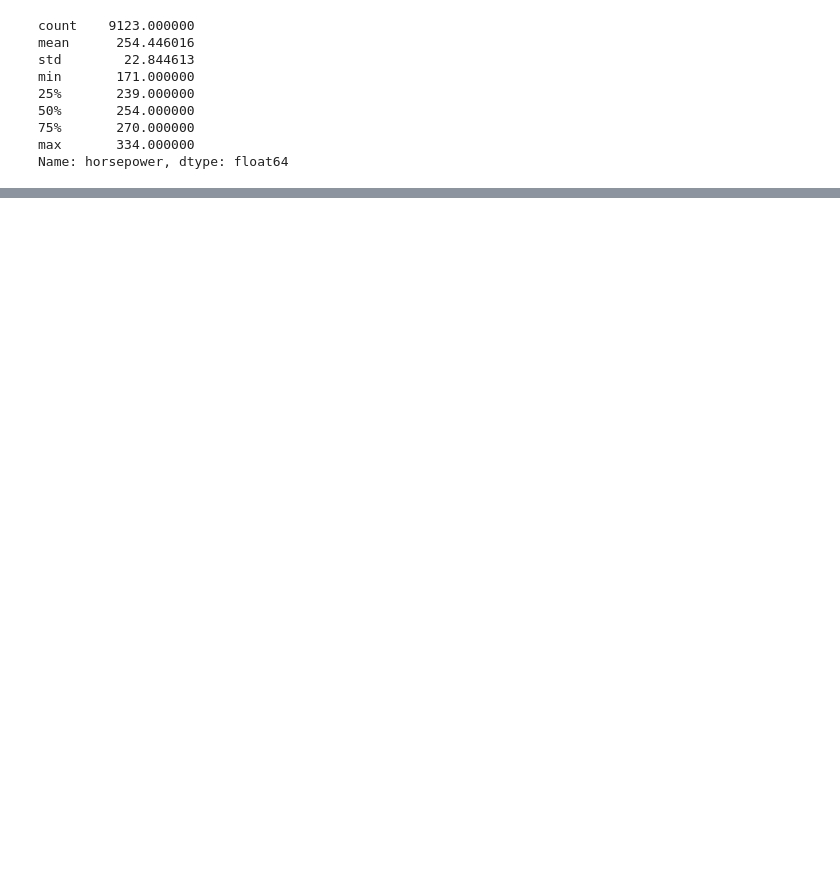
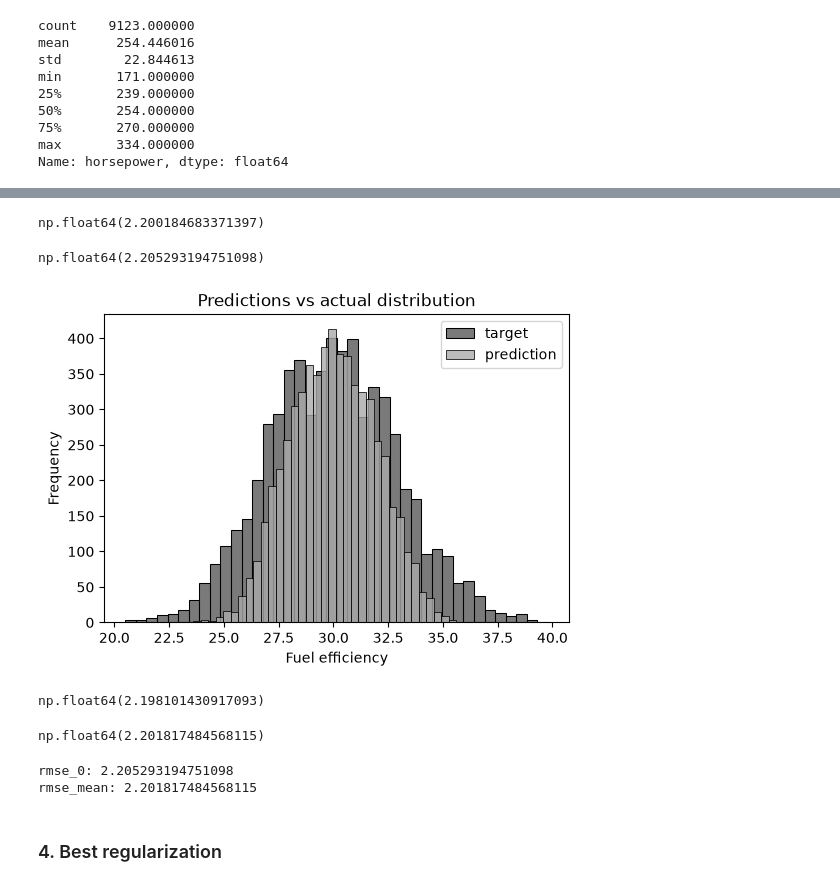
Before and after one commit to Olena-Barabash/ml-zoomcamp-2026-homework, a Jupyter notebook: homework-02/homework-02.ipynb, the cells around one changed output, grey strips where cells are left out. Drawn from its saved outputs; the diff is of its cells as text; code cells hidden in the pictures; blank space fills up the shorter version.

```diff
--- a/homework-02/homework-02.ipynb
+++ b/homework-02/homework-02.ipynb
@@ -148,0 +193,4 @@ df_train
+# %%
+rmse(y_train, y_pred)
+# %% [output]
+np.float64(2.200184683371397)
@@ -148,0 +200,33 @@ df_train
+# %%
+rmse_0 = rmse(y_val, y_pred)
+rmse_0
+# %% [output]
+np.float64(2.205293194751098)
+# %%
+# fillna(mean)
+
+mean_value = df_train.horsepower.mean()
+
+X_train = prepare_X(df_train, nan_value=mean_value)
+w_0, w = train_linear_regression(X_train, y_train)
+# %%
+y_pred = w_0 + X_train.dot(w)
+# %%
+plt.figure(figsize=(6, 4))
+
+sns.histplot(y_train, label='target', color='#222222', alpha=0.6, bins=40)
+sns.histplot(y_pred, label='prediction', color='#aaaaaa', alpha=0.8, bins=40)
+
+plt.legend()
+
+plt.ylabel('Frequency')
+plt.xlabel('Fuel efficiency')
+plt.title('Predictions vs actual distribution')
+
+plt.show()
+# %% [output]
+[figure, added]
+# %%
+rmse(y_train, y_pred)
+# %% [output]
+np.float64(2.198101430917093)
@@ -148,0 +236,13 @@ df_train
+# %%
+rmse_mean = rmse(y_val, y_pred)
+rmse_mean
+# %% [output]
+np.float64(2.201817484568115)
+# %%
+print("rmse_0:", rmse_0)
+print("rmse_mean:", rmse_mean)
+# %% [output]
+rmse_0: 2.205293194751098
+rmse_mean: 2.201817484568115
+# %% [markdown]
+### 4. Best regularization
```
Also changed, not shown: parts of 40 cells of this notebook.
